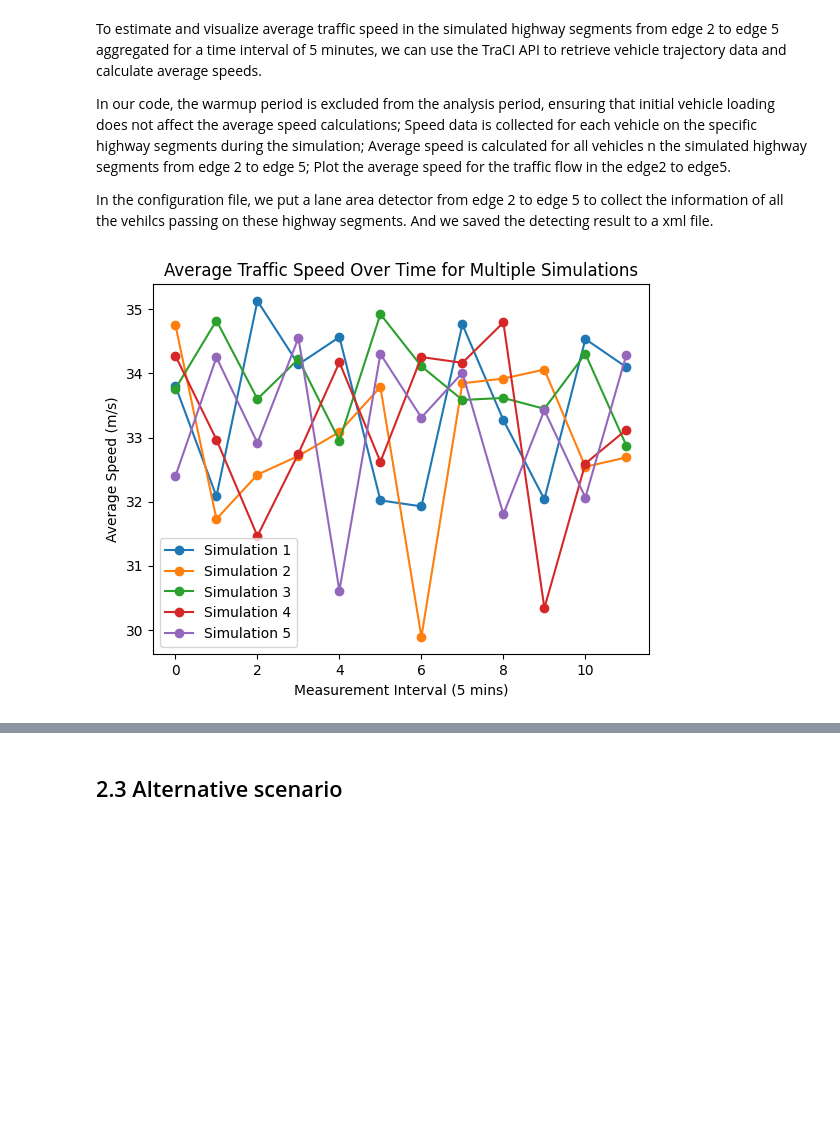
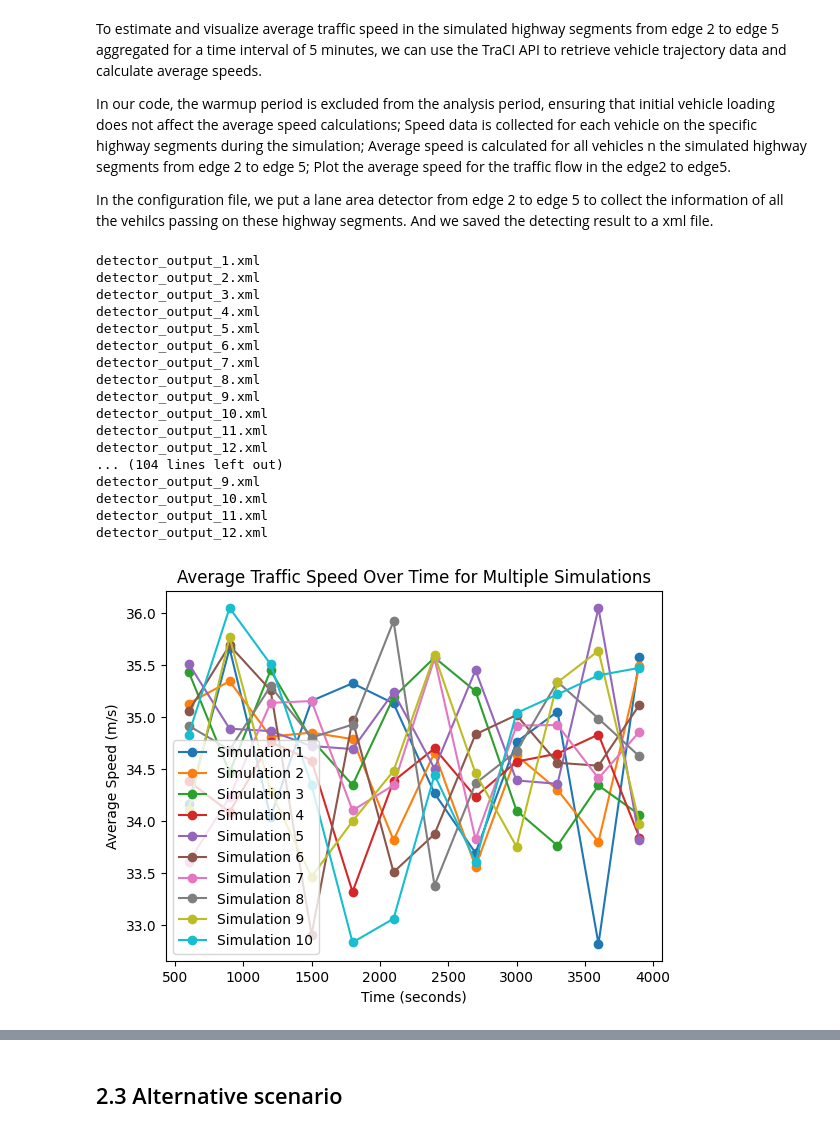
Before and after one commit to Ssactl/AH2174_HT23_Traffic-Simulation-Modelling-and-Applications, a Jupyter notebook: project1_section2/AH2174_2023_project1_Section2.ipynb, the cells around one changed output, grey strips where cells are left out. Drawn from its saved outputs; the diff is of its cells as text; code cells hidden in the pictures; blank space fills up the shorter version.

Commit message:
modify detectors and add laneclosure for 2.3

```diff
--- a/project1_section2/AH2174_2023_project1_Section2.ipynb
+++ b/project1_section2/AH2174_2023_project1_Section2.ipynb
@@ -45,8 +46,8 @@ def vehicle2file():
     # Write arrivals to a file (e.g., sumo_test.arr.xml)
     with open('AH2174_2023_project1_section2.rou.xml', 'w') as f:
         f.write('<routes>\n')
-        f.write('<vType accel="2.5" decel="5.0" id="Car" length="5.0" maxSpeed="40" sigma="1.0" carFollowModel="IDM"/>\n')
-        f.write('<vType accel="1.5" decel="4.0" id="Bus" length="18.0" maxSpeed="25" sigma="1.0" carFollowModel="IDM" />\n')
+        f.write('<vType accel="2.5" decel="5.0" id="Car" length="5.0" maxSpeed="40" sigma="0.0" carFollowModel="IDM"/>\n')
+        f.write('<vType accel="1.5" decel="4.0" id="Bus" length="18.0" maxSpeed="25" sigma="0.0" carFollowModel="IDM" />\n')
         f.write('<route id="r1" edges="edge1 edge2 edge3 edge4 edge5"/>\n')
 
         depart_time=0
@@ -181,44 +151,79 @@ def run_simulation(network_file,random_seed):
 # %%
+# Run the simulation for a certain number of steps
+simulation_steps = 3600  # Assuming 1 hour simulation time (excluding warmup)
+warmup_steps = 600  # Assuming a warmup period of 600 seconds
+
 # Number of simulation runs
-num_simulations = 5
+num_simulations = 10
 
 # Store the results of each simulation
 all_simulation_results = []
 
 # Specify the network file based on the scenario you want to run
 network_file = f"AH2174_2023_project1_section2.net.xml"
+configuration_file=f'AH2174_2023_project1_section2.sumo.cfg'
 
 # Run multiple simulations with different random seeds
 for run in range(num_simulations):
     # Choose a different random seed for each run
     random_seed = np.random.randint(1, 1000)
     # print(random_seed)
 
     # generate the arrival time that follows the poisson process
     arrival_rate = 3000/3600  # Arrival rate of 3000 vehicles per hour
     random_variable_size = 3000
     interarrival_times = [generate_interarrival_time(arrival_rate) for _ in range(random_variable_size)]
 
     # generate the new rou.xml
     vehicle2file()
 
-    # Run the simulation for the current random seed
-    simulation_results = run_simulation(network_file,random_seed)
+    # Start the SUMO simulation with your configuration file
+    traci.start(["sumo", "-c", configuration_file, "--net-file", network_file])
 
-    # Append the results to the list
-    all_simulation_results.append(simulation_results)
+    for step in range(simulation_steps + warmup_steps):
+      traci.simulationStep()
+
+    traci.close()
+
+    # File path to the detector output XML file
+    xml_file_path = 'detector_output_'
+
+    # Parse the XML file to get average speeds (excluding warmup)
+    average_speeds = parse_detector_output(xml_file_path)
+
+    all_simulation_results.append(average_speeds)
 
 # Plot the results for each simulation run
 for i, simulation_results in enumerate(all_simulation_results):
-    plt.plot(simulation_results, marker='o', linestyle='-', label=f'Simulation {i + 1}')
+    time_intervals = list(simulation_results.keys())
+    average_speed_values = list(simulation_results.values())
+
+    plt.plot(time_intervals, average_speed_values, marker='o', linestyle='-', label=f'Simulation {i + 1}')
 
 plt.title('Average Traffic Speed Over Time for Multiple Simulations')
-plt.xlabel('Measurement Interval (5 mins)')
+plt.xlabel('Time (seconds)')
 plt.ylabel('Average Speed (m/s)')
 plt.legend()
 plt.show()
 # %% [output]
+detector_output_1.xml
+detector_output_2.xml
+detector_output_3.xml
+detector_output_4.xml
+detector_output_5.xml
+detector_output_6.xml
+detector_output_7.xml
+detector_output_8.xml
+detector_output_9.xml
+detector_output_10.xml
+detector_output_11.xml
+detector_output_12.xml
+... (104 lines left out)
+detector_output_9.xml
+detector_output_10.xml
+detector_output_11.xml
+detector_output_12.xml
-[figure, old version]
+[figure, new version]
 # %%
 all_simulation_results
 # %% [output]
```
Also changed, not shown: parts of 8 cells of this notebook, 15 other files.
